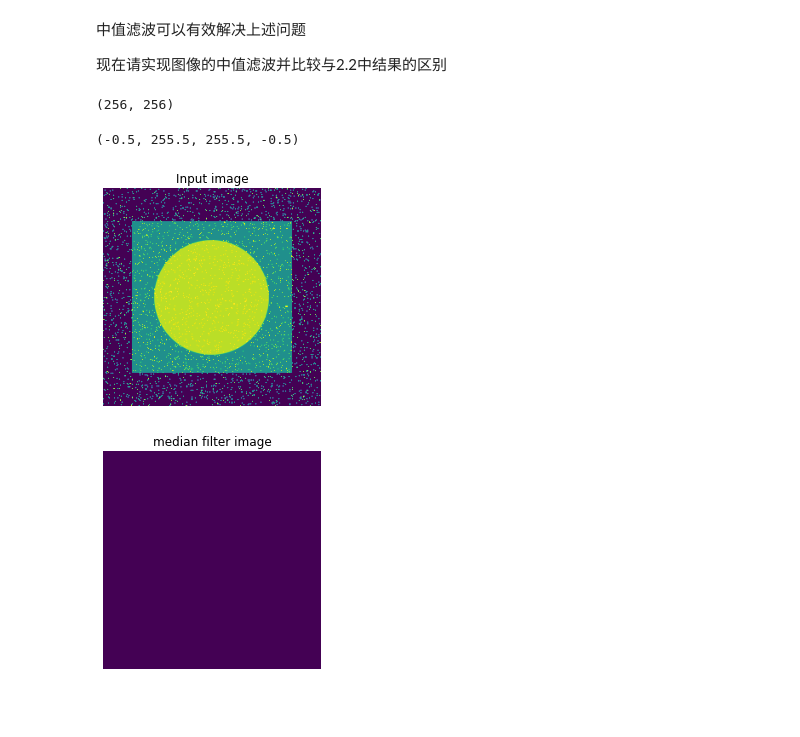
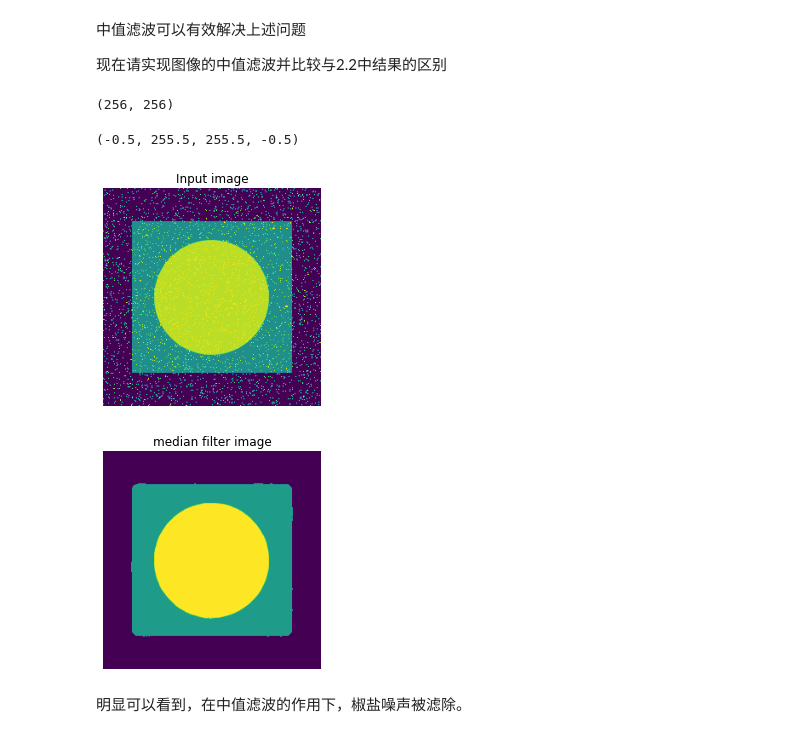
Before and after one commit to Ther-nullptr/STD_LAB, a Jupyter notebook: Task1&2/part1/part1.ipynb, the cells around one changed output. Cells and saved outputs as stored; diff of their text form; code cells hidden in the pictures; blank space fills up the shorter version.

```diff
--- a/Task1&2/part1/part1.ipynb
+++ b/Task1&2/part1/part1.ipynb
@@ -197,37 +233,43 @@ plt.axis('off')
 # %%
 im = imageio.imread('noise_img2.png')
 print(im.shape)
 
+
 def img_median_filter(image, r):
-    L, W = image.shape # L: length; W: width; C: channel
+    L, W = image.shape  # L: length; W: width; C: channel
 
     #im_pad: generated for zero-padding
-    im_pad = np.zeros((L+r-1, W+r-1))
-    im_pad[r//2:L+r//2, r//2:W+r//2] = image
+    im_pad = np.zeros((L + r - 1, W + r - 1))
+    im_pad[r // 2:L + r // 2, r // 2:W + r // 2] = image
     im_output = np.zeros((L, W))
 
-    for i in range(r//2,L+r//2): # length position
-        for j in range(r//2,W+r//2): # width position
+    for i in range(r // 2, L + r // 2):  # length position
+        for j in range(r // 2, W + r // 2):  # width position
             ####################
             # your code
-            continue
+            im_output[i - r // 2][j - r // 2] = np.median(
+                im_pad[i - r // 2:i + r // 2 + 1, j - r // 2:j + r // 2 + 1]
+            )
             ####################
 
     return im_output
+
 
 plt.figure()
 plt.imshow(im)
 plt.title('Input image')
 plt.axis('off')
 
 im_meidan = img_median_filter(im, r=11)
 
 plt.figure()
-plt.imshow(im_meidan/255)
+plt.imshow(im_meidan / 255)
 plt.title('median filter image')
 plt.axis('off')
 # %% [output]
 (256, 256)
 (-0.5, 255.5, 255.5, -0.5)
 [figure]
-[figure, old version]
+[figure, new version]
+# %% [markdown]
+明显可以看到，在中值滤波的作用下，椒盐噪声被滤除。
```
Also changed, not shown: parts of 9 cells of this notebook, 3 other files.
